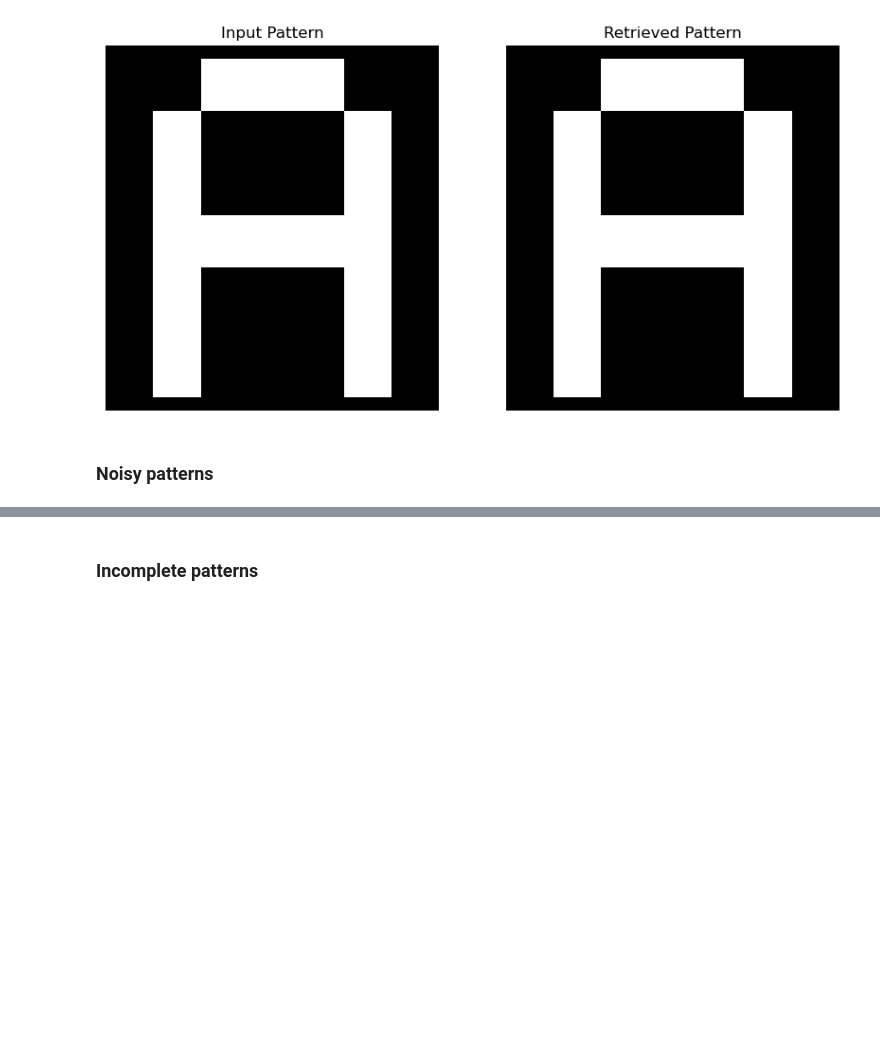
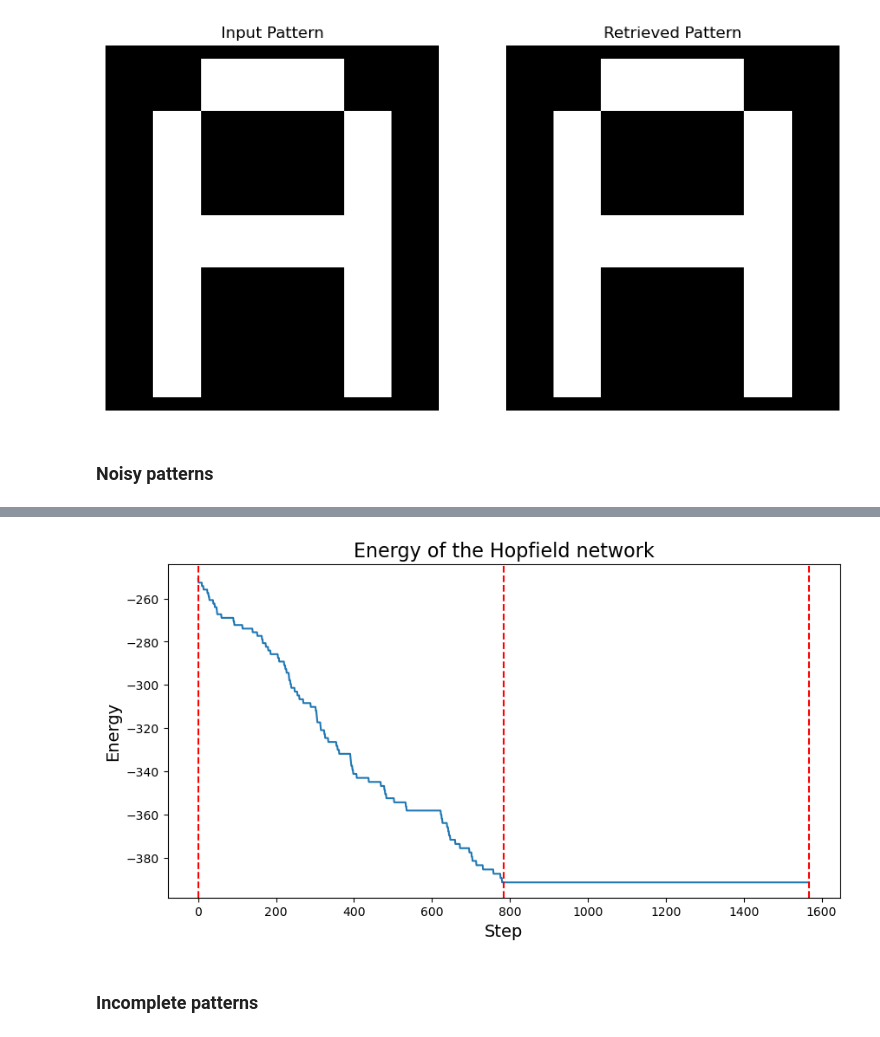
Before and after one commit to LLapsus/hopmemo, a Jupyter notebook: hopfield_demo.ipynb, the cells around one changed output, grey strips where cells are left out. Cells and saved outputs as stored; diff of their text form; code cells hidden in the pictures; blank space fills up the shorter version.

```diff
--- a/hopfield_demo.ipynb
+++ b/hopfield_demo.ipynb
@@ -128,3 +128,24 @@ Converged after 1 iterations.
+# %%
+# Energy (skip initial state)
+energy = np.array(history['energy'][num_features:])
+step = np.arange(len(energy))
+iter = [num_features * i for i in range(len(energy) // num_features + 1)]
+
+# Plot energy over steps
+fig, ax = plt.subplots(figsize=(10, 5))
+
+sns.lineplot(x=step, y=energy, ax=ax)
+
+# Mark iteration boundaries
+ax.vlines(iter, 0, 1, transform=ax.get_xaxis_transform(), linestyle="--", color="r")
+
+ax.set_title("Energy of the Hopfield network", size=16)
+ax.set_xlabel("Step", size=14)
+ax.set_ylabel("Energy", size=14)
+
+plt.show()
+# %% [output]
+[figure, added]
 # %% [markdown]
 ### Incomplete patterns
 # %%
```
Also changed, not shown: parts of 11 cells of this notebook, 1 other file.
